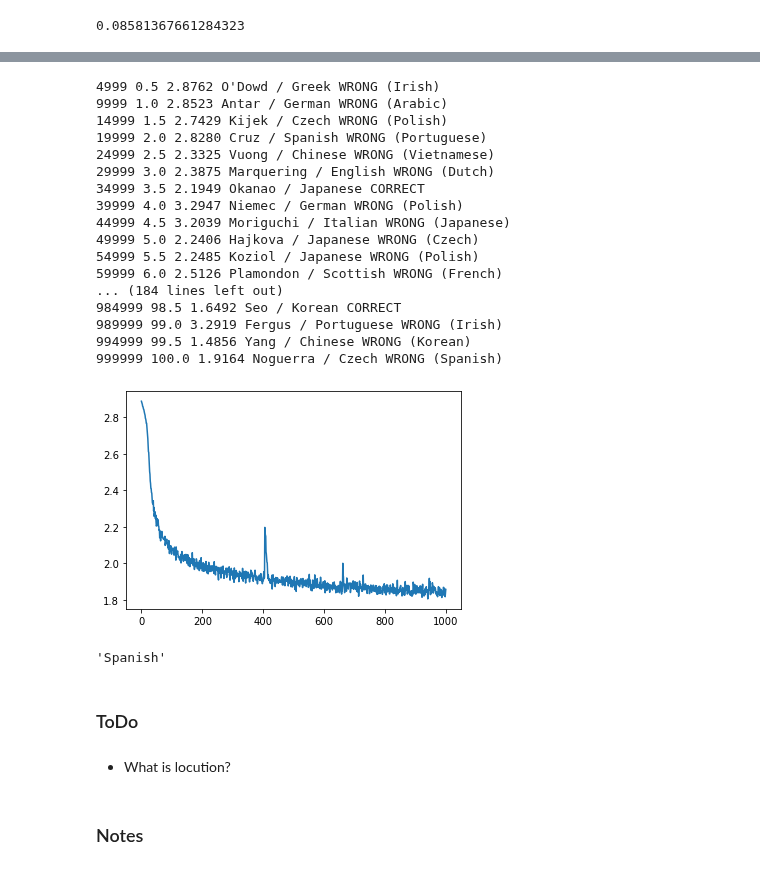
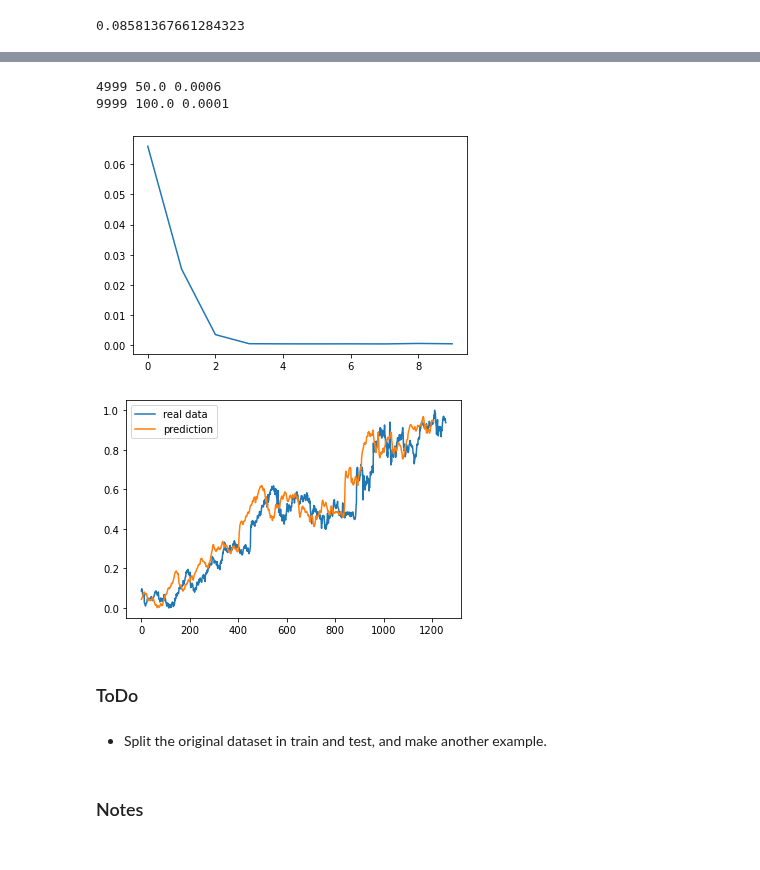
Before and after one commit to eon129/pytorch_tests, a Jupyter notebook: GoogleStockLSTM.ipynb, the cells around one changed output, grey strips where cells are left out. Drawn from its saved outputs; the diff is of its cells as text; code cells hidden in the pictures.

Commit message:
Google stock LSTM example is working

```diff
--- a/GoogleStockLSTM.ipynb
+++ b/GoogleStockLSTM.ipynb
@@ -128,14 +123,33 @@ criterion = torch.nn.NLLLoss()
 learning_rate = 0.01
 optimizer = torch.optim.SGD(lstm.parameters(), lr = learning_rate)
+# %%
+##This cell can be deleted
+
+
+hidden = lstm.init_hidden()
+cell = lstm.init_hidden()
+
+rand_index = np.random.choice(np.arange(0, X_train.shape[0]), 1)
+
+torch_X_train = torch.from_numpy(X_train[rand_index])
+torch_y_train = torch.from_numpy(y_train[rand_index])
+
+
+output, hidden, cell = lstm(torch.reshape(torch_X_train[0][1], [1, 1]), hidden, cell)
+
+#torch_y_train.dtype
+loss = criterion(output, torch_y_train)
+#torch_y_train.shape
 # %%
-def train(line_tensor, category_tensor):
+def train(price_input_tensor, price_target_tensor):
     hidden = lstm.init_hidden()
     cell = lstm.init_hidden()
 
-    for i in range(line_tensor.size()[0]):
-        output, hidden, cell = lstm(line_tensor[i], hidden, cell)
+    for i in range(price_input_tensor.size()[0]):
 
-    loss = criterion(output, category_tensor)
+        output, hidden, cell = lstm(torch.reshape(price_input_tensor[i], [1, 1]), hidden, cell)
+
+    loss = criterion(output, price_target_tensor)
 
     optimizer.zero_grad()
     loss.backward()
@@ -145,44 +159,31 @@ def train(line_tensor, category_tensor):
 # %%
 current_loss = 0
 all_losses = []
 plot_steps, print_steps = 1000, 5000
-n_iters = 1000000
+n_iters = 10000
 
 for i in range(n_iters):
-    category, line, category_tensor, line_tensor = random_training_example(category_lines, all_categories)
 
-    output, loss = train(line_tensor, category_tensor)
+    rand_index = np.random.choice(np.arange(0, X_train.shape[0]), 1)
+
+    torch_X_train = torch.from_numpy(X_train[rand_index])
+    torch_y_train = torch.from_numpy(y_train[rand_index])
+
+    output, loss = train(torch_X_train[0], torch_y_train)
     current_loss += loss
 
     if (i+1) % plot_steps == 0:
         all_losses.append(current_loss / plot_steps)
         current_loss = 0
 
     if (i+1) % print_steps == 0:
-        guess = category_from_output(output)
-        correct = "CORRECT" if guess == category else f"WRONG ({category})"
-        print(f"{i} {i/n_iters*100:.1f} {loss:.4f} {line} / {guess} {correct}")
+        print(f"{i} {i/n_iters*100:.1f} {loss:.4f}")
 
 plt.figure()
 plt.plot(all_losses)
 plt.show()
 # %% [output]
-4999 0.5 2.8762 O'Dowd / Greek WRONG (Irish)
-9999 1.0 2.8523 Antar / German WRONG (Arabic)
-14999 1.5 2.7429 Kijek / Czech WRONG (Polish)
-19999 2.0 2.8280 Cruz / Spanish WRONG (Portuguese)
-24999 2.5 2.3325 Vuong / Chinese WRONG (Vietnamese)
-29999 3.0 2.3875 Marquering / English WRONG (Dutch)
-34999 3.5 2.1949 Okanao / Japanese CORRECT
-39999 4.0 3.2947 Niemec / German WRONG (Polish)
-44999 4.5 3.2039 Moriguchi / Italian WRONG (Japanese)
-49999 5.0 2.2406 Hajkova / Japanese WRONG (Czech)
-54999 5.5 2.2485 Koziol / Japanese WRONG (Polish)
-59999 6.0 2.5126 Plamondon / Scottish WRONG (French)
-... (184 lines left out)
-984999 98.5 1.6492 Seo / Korean CORRECT
-989999 99.0 3.2919 Fergus / Portuguese WRONG (Irish)
-994999 99.5 1.4856 Yang / Chinese WRONG (Korean)
-999999 100.0 1.9164 Noguerra / Czech WRONG (Spanish)
+4999 50.0 0.0006
+9999 100.0 0.0001
-[figure, old version]
+[figure, new version]
 # %%
@@ -200,11 +206,14 @@ def predict(input_line):
-# %%
-predict('Srinivasa')
-# %% [output]
-'Spanish'
+# %%
+plt.plot(data_train_scaled)
+plt.plot(predictions)
+plt.legend(["real data", "prediction"])
+plt.show()
+# %% [output]
+[figure, added]
 # %% [markdown]
 ### ToDo
 # %% [markdown]
-* What is locution?
+* Split the original dataset in train and test, and make another example.
 # %% [markdown]
 ### Notes
 # %% [markdown]
```
Also changed, not shown: parts of 6 cells of this notebook.
